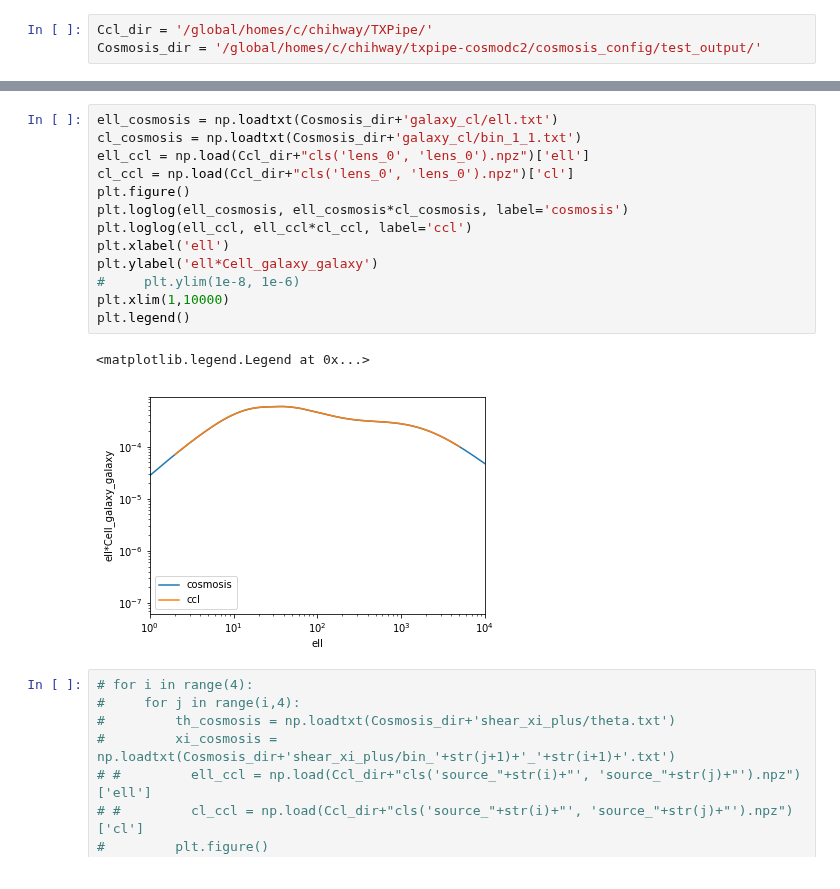
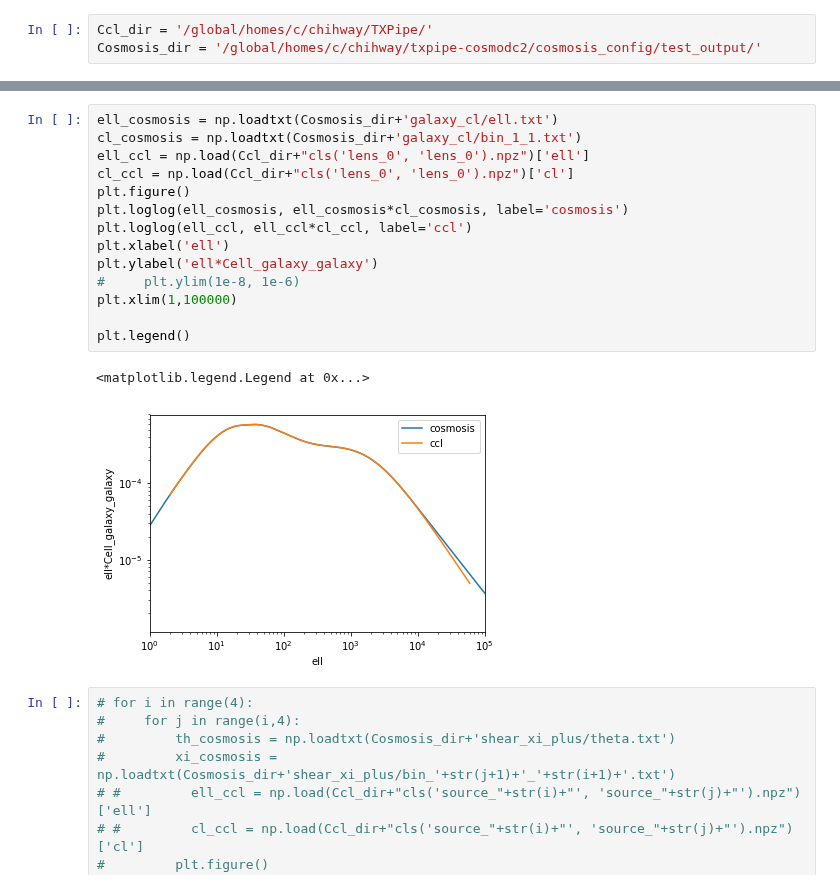
Before and after one commit to LSSTDESC/txpipe-cosmodc2, a Jupyter notebook: notebooks/Firecrown_CosmoSIS.ipynb, the cells around one changed output, grey strips where cells are left out. Cells and saved outputs as stored; diff of their text form.

```diff
--- a/notebooks/Firecrown_CosmoSIS.ipynb
+++ b/notebooks/Firecrown_CosmoSIS.ipynb
@@ -57,19 +58,20 @@ for i in range(4):
 # %%
 ell_cosmosis = np.loadtxt(Cosmosis_dir+'galaxy_cl/ell.txt')
 cl_cosmosis = np.loadtxt(Cosmosis_dir+'galaxy_cl/bin_1_1.txt')
 ell_ccl = np.load(Ccl_dir+"cls('lens_0', 'lens_0').npz")['ell']
 cl_ccl = np.load(Ccl_dir+"cls('lens_0', 'lens_0').npz")['cl']
 plt.figure()
 plt.loglog(ell_cosmosis, ell_cosmosis*cl_cosmosis, label='cosmosis')
 plt.loglog(ell_ccl, ell_ccl*cl_ccl, label='ccl')
 plt.xlabel('ell')
 plt.ylabel('ell*Cell_galaxy_galaxy')
 #     plt.ylim(1e-8, 1e-6)
-plt.xlim(1,10000)
+plt.xlim(1,100000)
+
 plt.legend()
 # %% [output]
 <matplotlib.legend.Legend at 0x...>
-[figure, old version]
+[figure, new version]
 # %%
 # for i in range(4):
 #     for j in range(i,4):
```
Also changed, not shown: parts of 3 cells of this notebook, 1 other file.
